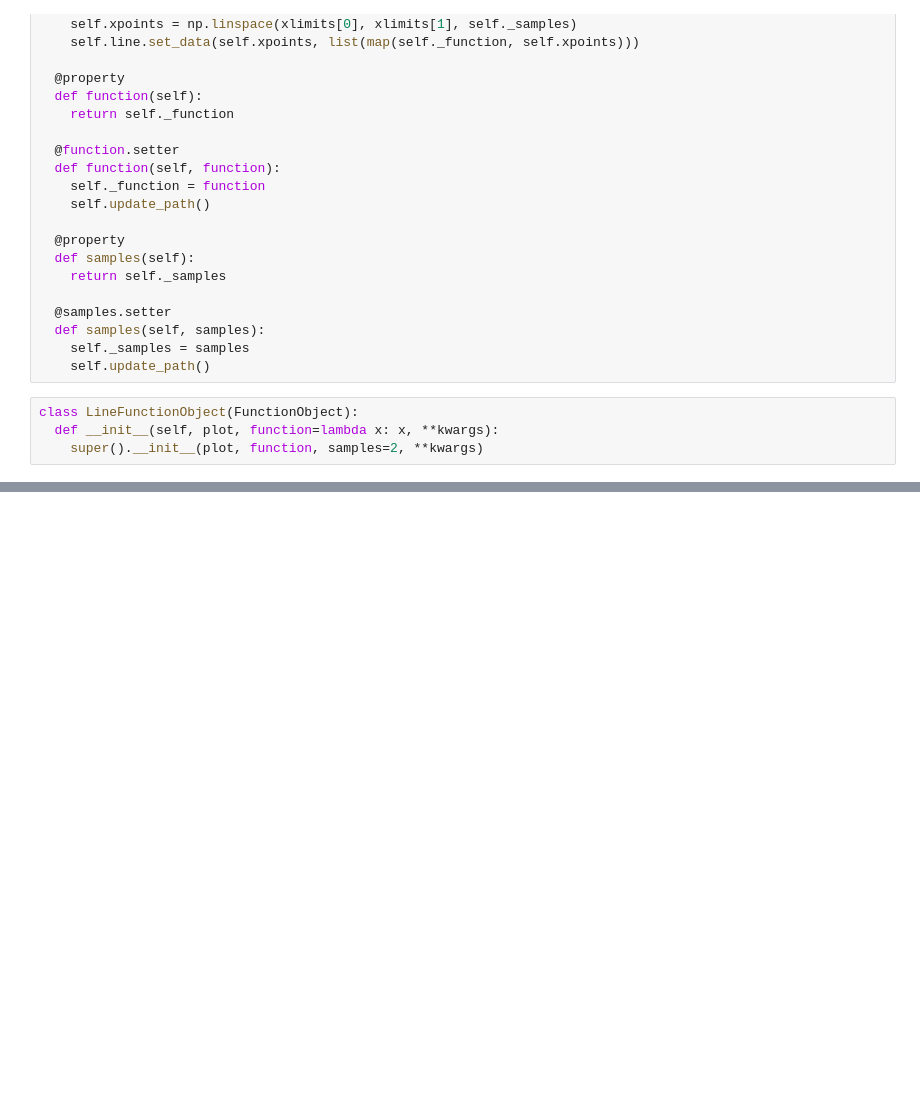
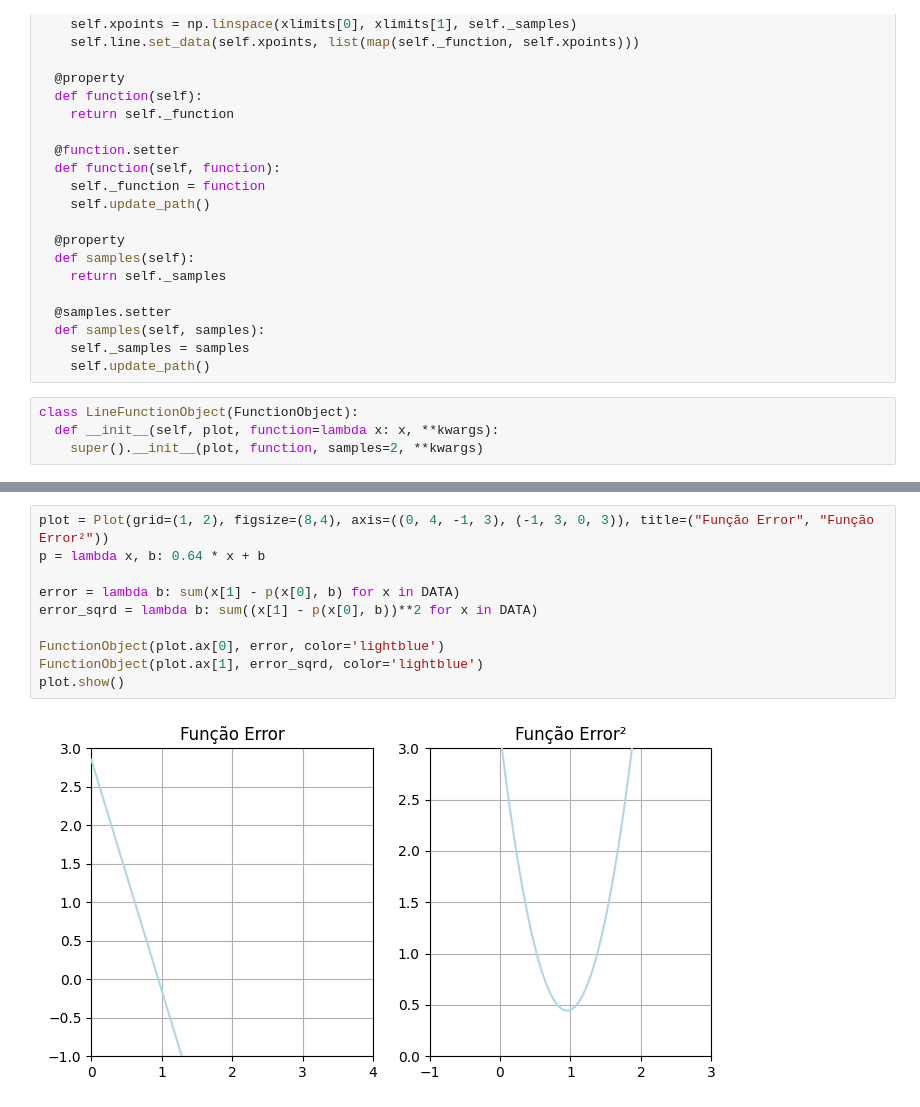
Before and after one commit to murilo-henrique060/matematica-computacional, a Jupyter notebook: Atividade 2.ipynb, the cells around one changed output, grey strips where cells are left out. Cells and saved outputs as stored; diff of their text form; blank space fills up the shorter version.

```diff
--- a/Atividade 2.ipynb
+++ b/Atividade 2.ipynb
@@ -389,0 +242,12 @@ slope: 0.6782626846103119             slope step: 4.256046730923835e-05
+# %%
+plot = Plot(grid=(1, 2), figsize=(8,4), axis=((0, 4, -1, 3), (-1, 3, 0, 3)), title=("Função Error", "Função Error²"))
+p = lambda x, b: 0.64 * x + b
+
+error = lambda b: sum(x[1] - p(x[0], b) for x in DATA)
+error_sqrd = lambda b: sum((x[1] - p(x[0], b))**2 for x in DATA)
+
+FunctionObject(plot.ax[0], error, color='lightblue')
+FunctionObject(plot.ax[1], error_sqrd, color='lightblue')
+plot.show()
+# %% [output]
+[figure, added]
```
Also changed, not shown: parts of 47 cells of this notebook.
